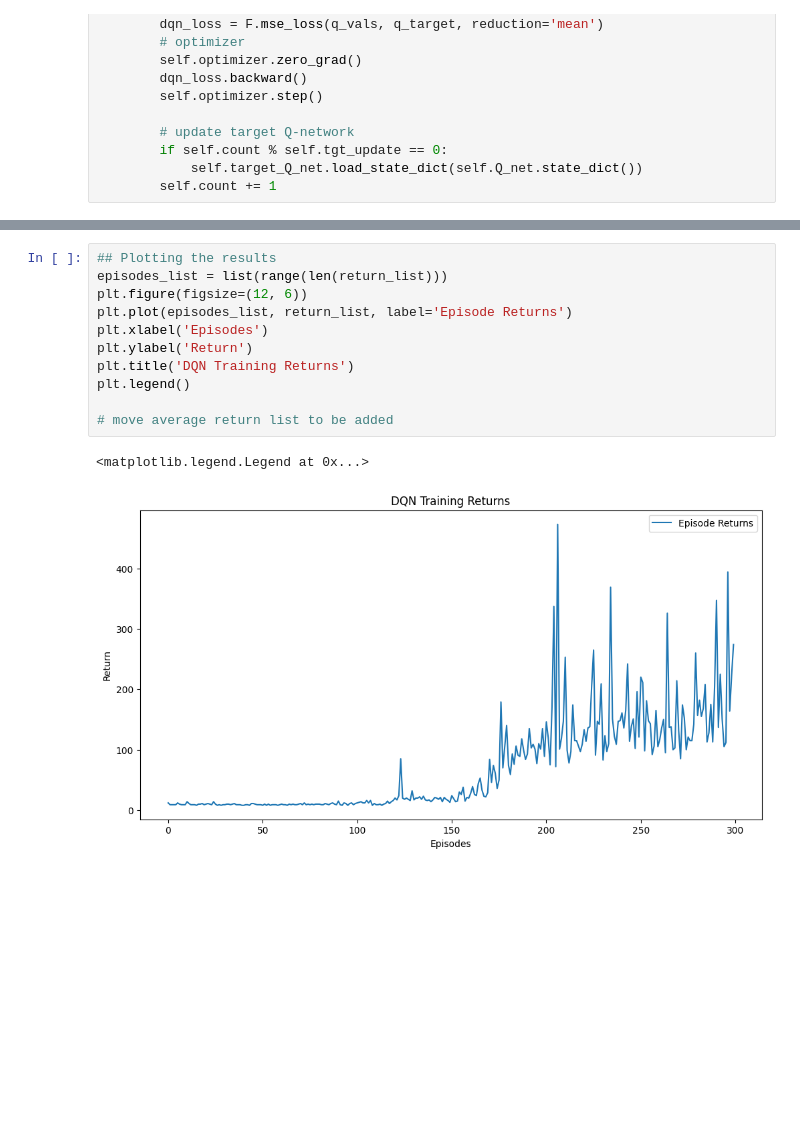
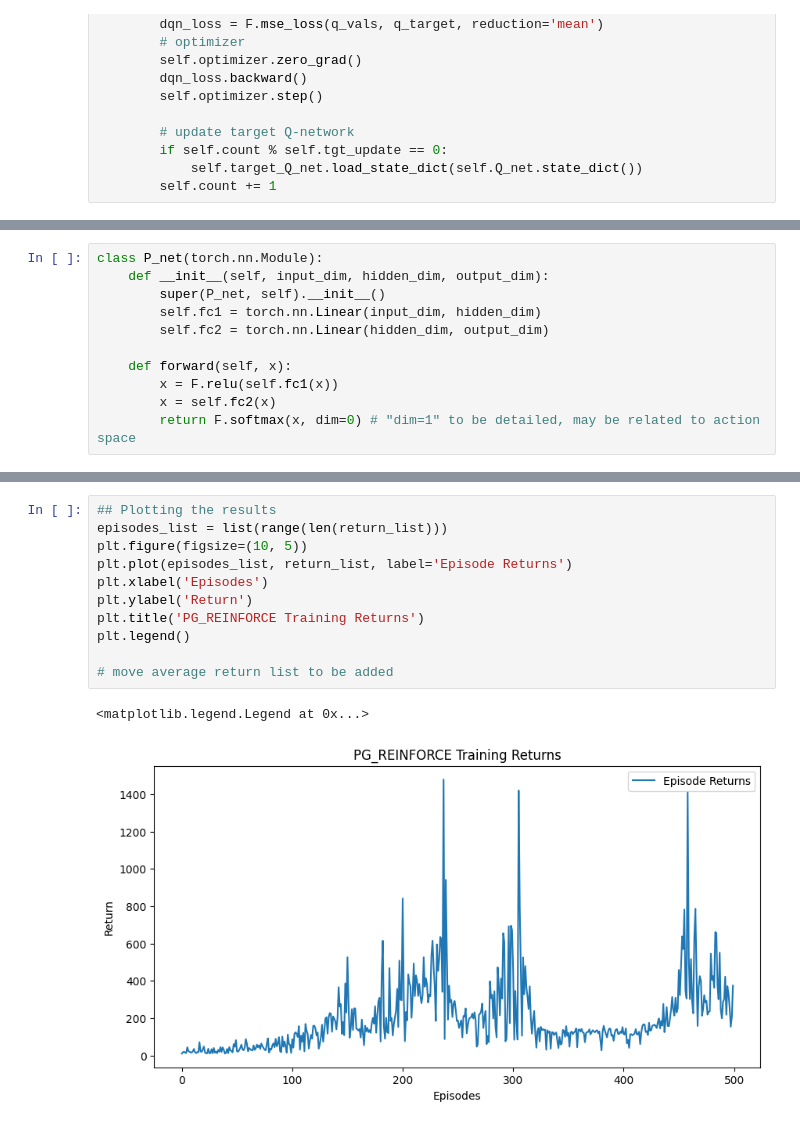
Before and after one commit to VulcanZhX/Hands-on-RL, a Jupyter notebook: Carpole.ipynb, the cells around one changed output, grey strips where cells are left out. Saved outputs shown, nothing was run; the diff lists cells and outputs as text; blank space fills up the shorter version.

```diff
--- a/Carpole.ipynb
+++ b/Carpole.ipynb
@@ -215,0 +247,11 @@ TypeError: 'int' object is not callable
+# %%
+class P_net(torch.nn.Module):
+    def __init__(self, input_dim, hidden_dim, output_dim):
+        super(P_net, self).__init__()
+        self.fc1 = torch.nn.Linear(input_dim, hidden_dim)
+        self.fc2 = torch.nn.Linear(hidden_dim, output_dim)
+
+    def forward(self, x):
+        x = F.relu(self.fc1(x))
+        x = self.fc2(x)
+        return F.softmax(x, dim=0) # "dim=1" to be detailed, may be related to action space
@@ -216,14 +369,14 @@ TypeError: 'int' object is not callable
 # %%
 ## Plotting the results
 episodes_list = list(range(len(return_list)))
-plt.figure(figsize=(12, 6))
+plt.figure(figsize=(10, 5))
 plt.plot(episodes_list, return_list, label='Episode Returns')
 plt.xlabel('Episodes')
 plt.ylabel('Return')
-plt.title('DQN Training Returns')
+plt.title('PG_REINFORCE Training Returns')
 plt.legend()
 
 # move average return list to be added
 # %% [output]
 <matplotlib.legend.Legend at 0x...>
-[figure, old version]
+[figure, new version]
```
Also changed, not shown: parts of 4 cells of this notebook, 4 other files.
